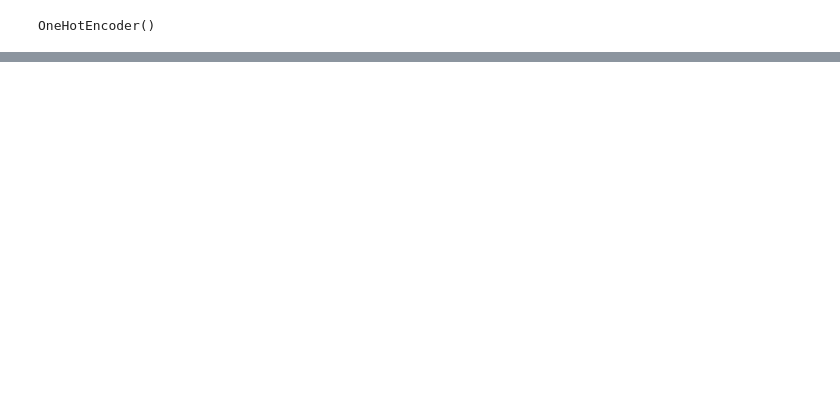
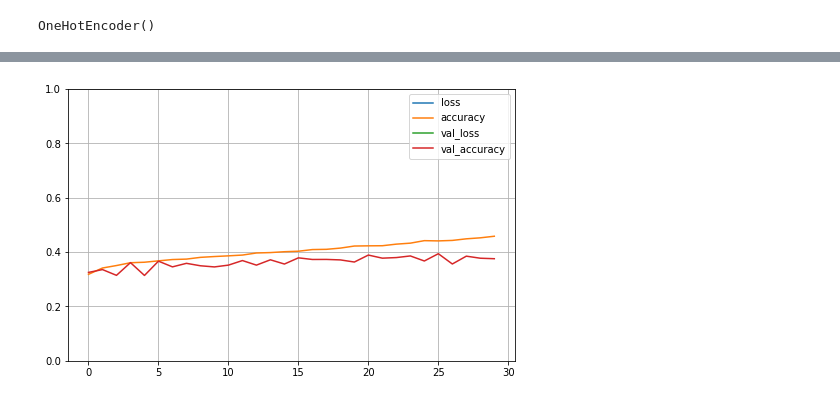
Before and after one commit to mdford02/XN_CT_Segmentation, a Jupyter notebook: neural_network_model.ipynb, the cells around one changed output, grey strips where cells are left out. Cells and saved outputs as stored; diff of their text form; code cells hidden in the pictures; blank space fills up the shorter version.

Commit message:
cleanup nn model

```diff
--- a/neural_network_model.ipynb
+++ b/neural_network_model.ipynb
@@ -228,0 +184,7 @@ Text(0.5, 1.0, 'Confusion Matrix Heatmap')
+# %%
+X_valid, X_train = train_data[:5000] / 255., train_data[5000:] / 255.
+y_valid, y_train = train_result[:5000], train_result[5000:]
+X_test = test_data / 255.
+y_test = test_result / 255.
+print(X_train.shape, X_valid.shape, X_test.shape)
+print(y_train.shape, y_valid.shape, y_test.shape)
@@ -228,0 +204,19 @@ Text(0.5, 1.0, 'Confusion Matrix Heatmap')
+# %%
+model = keras.models.Sequential()
+model.add(keras.layers.Flatten(input_shape=[128, 128]))
+model.add(keras.layers.Dense(300, activation="relu"))
+model.add(keras.layers.Dense(100, activation="relu"))
+model.add(keras.layers.Dense(10, activation="softmax"))
+
+keras.backend.clear_session()
+np.random.seed(42)
+tf.random.set_seed(42)
+
+model = keras.models.Sequential([
+    keras.layers.Flatten(input_shape=[128, 128]),
+    keras.layers.Dense(300, activation="relu"),
+    keras.layers.Dense(100, activation="relu"),
+    keras.layers.Dense(10, activation="softmax")
+])
+
+model.layers
@@ -228,0 +295,4 @@ Text(0.5, 1.0, 'Confusion Matrix Heatmap')
+# %%
+model.compile(loss="sparse_categorical_crossentropy",
+              optimizer="sgd",
+              metrics=["accuracy"])
@@ -228,0 +301,7 @@ Text(0.5, 1.0, 'Confusion Matrix Heatmap')
+# %%
+# training the model and saving metrics in history
+# minibatch
+history = model.fit(X_train, y_train,
+          batch_size=128, epochs=30,
+          verbose=1,
+          validation_data=(X_valid, y_valid))
@@ -228,0 +348,8 @@ Text(0.5, 1.0, 'Confusion Matrix Heatmap')
+# %%
+pd.DataFrame(history.history).plot(figsize=(8, 5))
+plt.grid(True)
+plt.gca().set_ylim(0, 1)
+
+plt.show()
+# %% [output]
+[figure, added]
```
Also changed, not shown: parts of 44 cells of this notebook.
